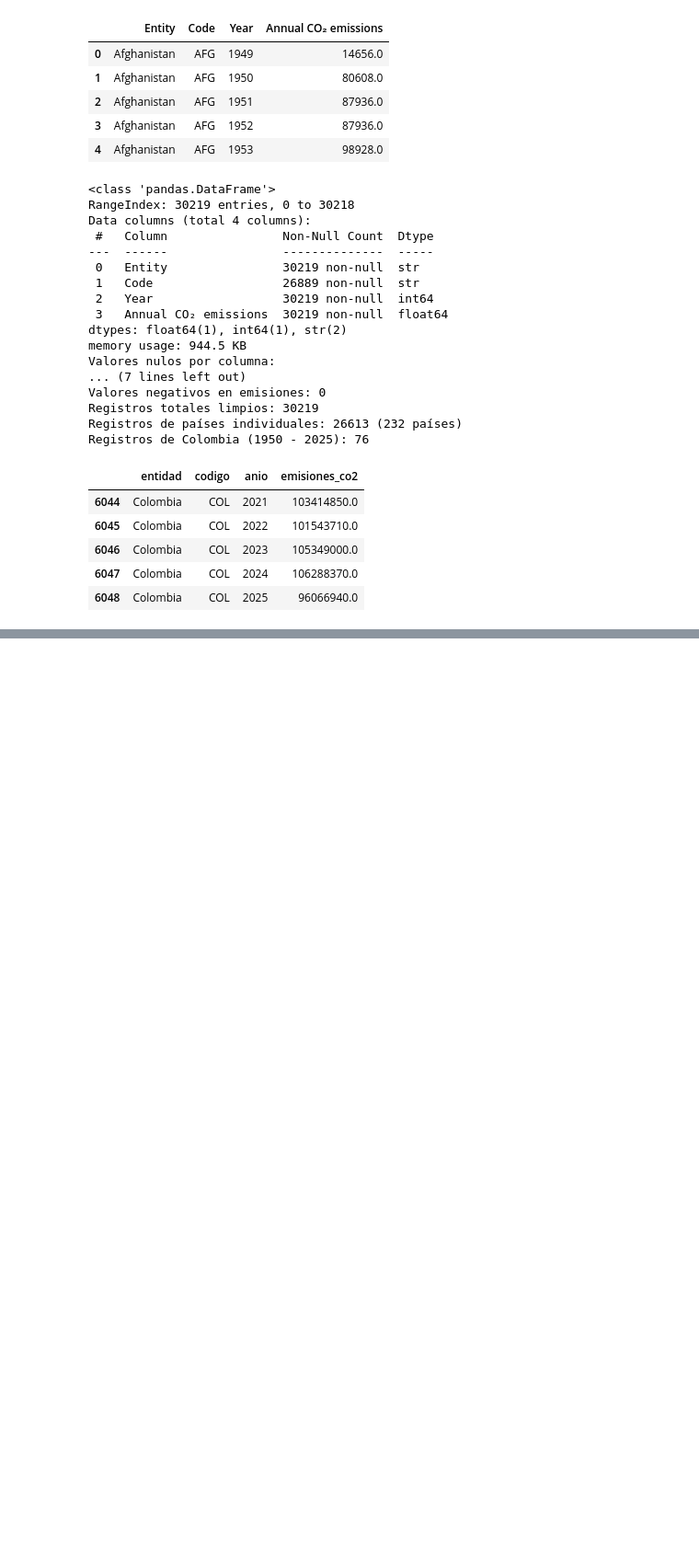
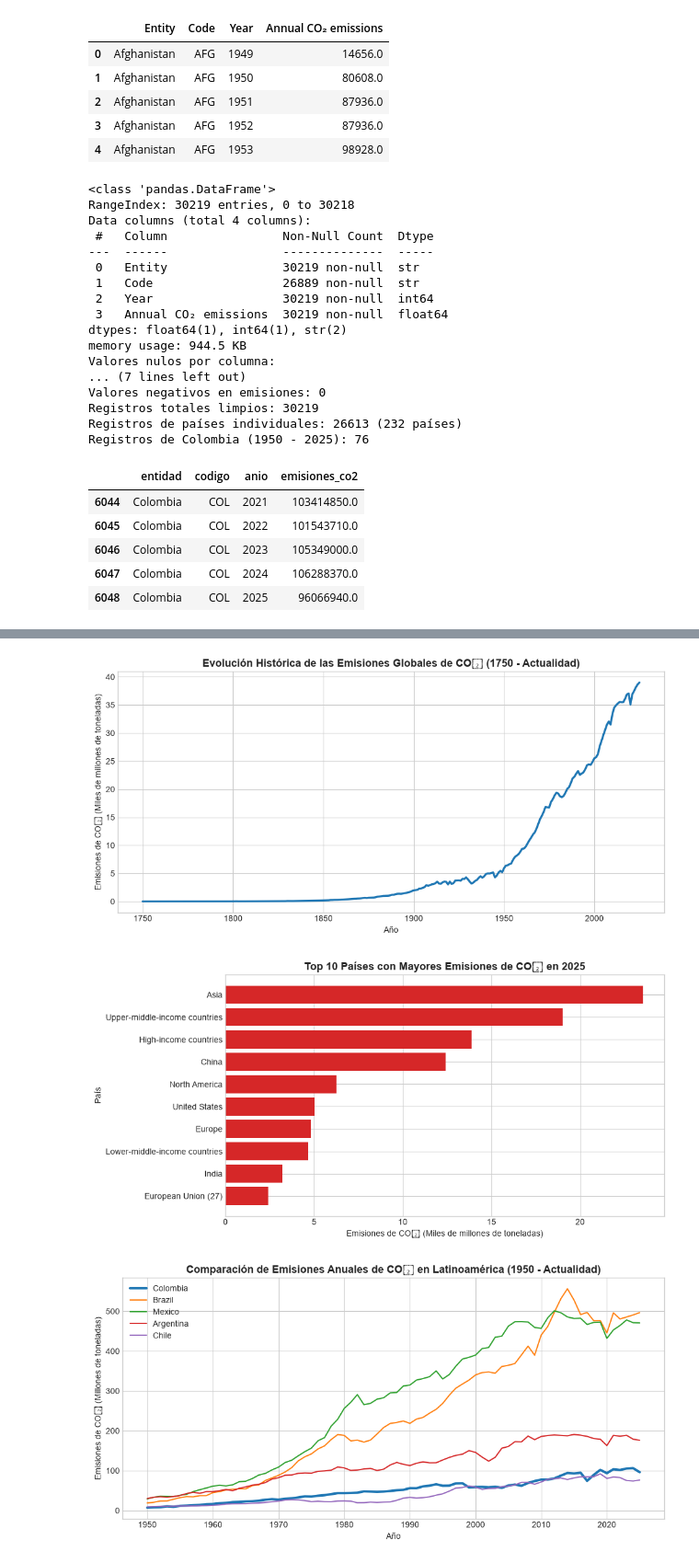
Before and after one commit to hectr2189/proyecto-co2-uniagraria, a Jupyter notebook: analisis_co2.ipynb, the cells around one changed output, grey strips where cells are left out. Shown at 92% size. Saved outputs shown, nothing was run; the diff lists cells and outputs as text; code cells hidden in the pictures; blank space fills up the shorter version.

Commit message:
Paso 2: Análisis exploratorio y visualizaciones de tendencias globales y de Colombia

```diff
--- a/analisis_co2.ipynb
+++ b/analisis_co2.ipynb
@@ -74,0 +78,59 @@ Registros de Colombia (1950 - 2025): 76
+# %%
+import matplotlib.pyplot as plt
+
+plt.style.use('seaborn-v0_8-whitegrid')
+
+# 1. Tendencia global histórica
+plt.figure(figsize=(10, 5))
+plt.plot(df_mundo['anio'], df_mundo['emisiones_co2'] / 1e9, color='#1f77b4', linewidth=2.5)
+plt.title('Evolución Histórica de las Emisiones Globales de CO₂ (1750 - Actualidad)', fontsize=13, fontweight='bold')
+plt.xlabel('Año')
+plt.ylabel('Emisiones de CO₂ (Miles de millones de toneladas)')
+plt.tight_layout()
+plt.show()
+
+# 2. Top 10 países emisores en el último año
+ultimo_anio = df_paises['anio'].max()
+top_10 = df_paises[df_paises['anio'] == ultimo_anio].sort_values(by='emisiones_co2', ascending=False).head(10)
+
+plt.figure(figsize=(10, 5))
+plt.barh(top_10['entidad'][::-1], top_10['emisiones_co2'][::-1] / 1e9, color='#d62728')
+plt.title(f'Top 10 Países con Mayores Emisiones de CO₂ en {ultimo_anio}', fontsize=13, fontweight='bold')
+plt.xlabel('Emisiones de CO₂ (Miles de millones de toneladas)')
+plt.ylabel('País')
+plt.tight_layout()
+plt.show()
+
+# 3. Colombia frente a Latinoamérica (desde 1950)
+paises_latam = ['Colombia', 'Brazil', 'Mexico', 'Argentina', 'Chile']
+df_latam = df_paises[(df_paises['entidad'].isin(paises_latam)) & (df_paises['anio'] >= 1950)]
+
+plt.figure(figsize=(10, 5))
+for pais in paises_latam:
+    datos_pais = df_latam[df_latam['entidad'] == pais]
+    grosor = 3.0 if pais == 'Colombia' else 1.5
+    plt.plot(datos_pais['anio'], datos_pais['emisiones_co2'] / 1e6, label=pais, linewidth=grosor)
+
+plt.title('Comparación de Emisiones Anuales de CO₂ en Latinoamérica (1950 - Actualidad)', fontsize=13, fontweight='bold')
+plt.xlabel('Año')
+plt.ylabel('Emisiones de CO₂ (Millones de toneladas)')
+plt.legend()
+plt.tight_layout()
+plt.show()
+
+# 4. Desigualdad global (Diagrama de caja)
+datos_ultimo_anio = df_paises[df_paises['anio'] == ultimo_anio]
+
+plt.figure(figsize=(10, 4))
+plt.boxplot(datos_ultimo_anio['emisiones_co2'] / 1e6, vert=False, patch_artist=True,
+            boxprops=dict(facecolor='#2ca02c', alpha=0.6))
+plt.xscale('log')
+plt.title(f'Distribución de Emisiones de CO₂ por País en {ultimo_anio} (Escala Logarítmica)', fontsize=13, fontweight='bold')
+plt.xlabel('Emisiones de CO₂ (Millones de toneladas - Escala Log)')
+plt.yticks([])
+plt.tight_layout()
+plt.show()
+# %% [output]
+[figure, added]
+[figure, added]
+[figure, added]
```
Also changed, not shown: parts of 3 cells of this notebook.
